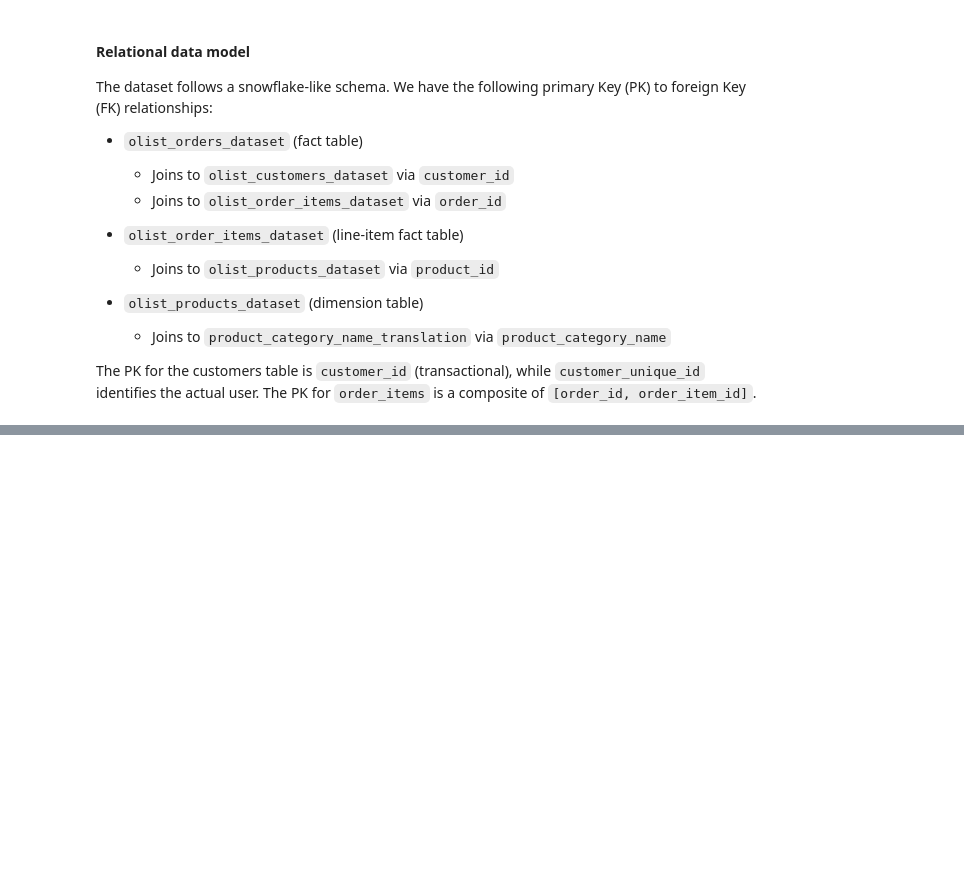
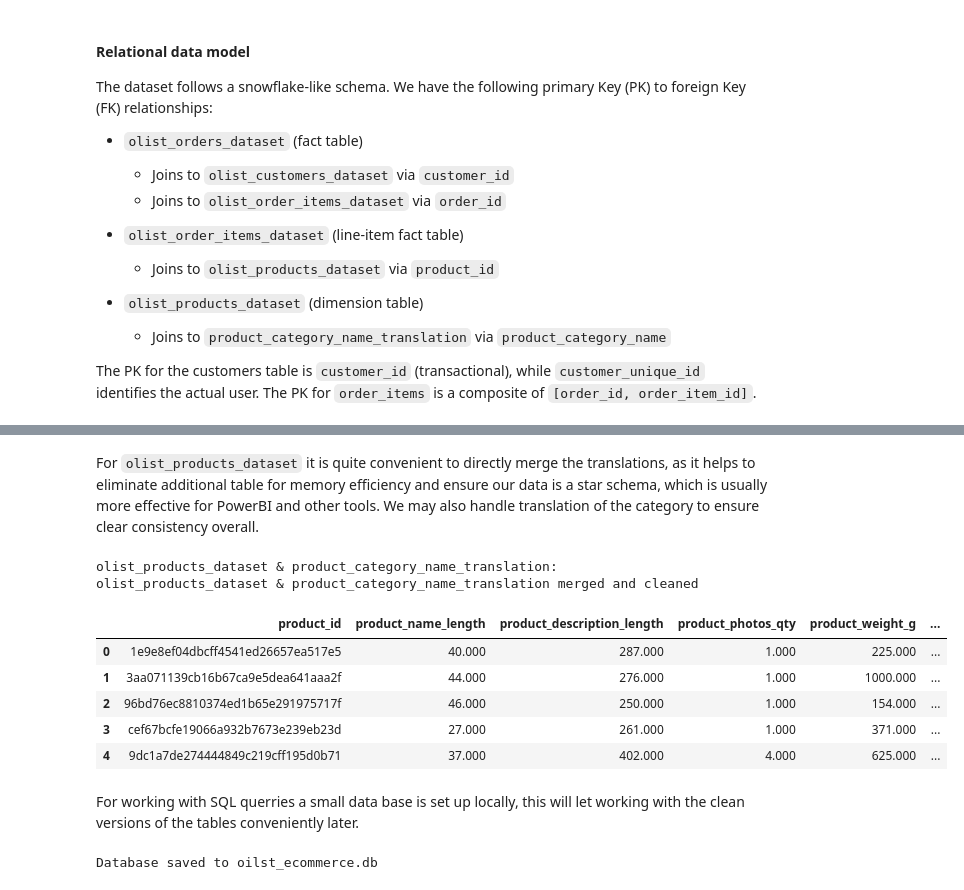
Before and after one commit to fshestirko-hub/Ecommerce-bi-case-study, a Jupyter notebook: Data_Understanding.ipynb, the cells around one changed output, grey strips where cells are left out. Cells and saved outputs as stored; diff of their text form; code cells hidden in the pictures; blank space fills up the shorter version.

```diff
--- a/Data_Understanding.ipynb
+++ b/Data_Understanding.ipynb
@@ -485,0 +532,67 @@ The PK for the customers table is `customer_id` (transactional), while `customer
+# %% [markdown]
+For `olist_products_dataset` it is quite convenient to directly merge the translations, as it helps to eliminate additional table for memory efficiency and ensure our data is a star schema, which is usually more effective for PowerBI and other tools.
+We may also handle translation of the category to ensure clear consistency overall.
+# %%
+# 4. Cleaning products & flattenning translations
+# We merge the English translations to the products table on the product_category_name.
+print("olist_products_dataset & product_category_name_translation:")
+# Join translations
+prod_df = pd.merge(prod_df, trans_df, on='product_category_name', how='left')
+
+# Manually adding dictionary for the 2 known missing Portuguese translations
+missing_translations = {
+    'pc_gamer': 'pc_gamer',
+    'portateis_cozinha_e_preparadores_de_alimentos': 'kitchen_and_food_preparators_portables'
+}
+
+# Map the manual translations to the English column where applicable
+for pt_name, en_name in missing_translations.items():
+    mask = prod_df['product_category_name'] == pt_name
+    prod_df.loc[mask, 'product_category_name_english'] = en_name
+
+# Handle the 610 completely missing categories
+prod_df['product_category_name_english'] = prod_df['product_category_name_english'].fillna('Unknown')
+
+# Drop the original Portuguese column to avoid confusion later
+prod_df = prod_df.drop(columns=['product_category_name'])
+# Rename English column for cleaner syntax
+prod_df = prod_df.rename(columns={'product_category_name_english': 'product_category'})
+
+# spelling errors fixed
+prod_df = prod_df.rename(columns={
+    'product_name_lenght': 'product_name_length',
+    'product_description_lenght': 'product_description_length'
+})
+
+# English categories standirdised for representetiveness
+prod_df['product_category'] = prod_df['product_category'].str.replace('_', ' ').str.title() # remove underscores and use title case
+
+print("olist_products_dataset & product_category_name_translation merged and cleaned")
+prod_df.head(5)
+# %% [output]
+olist_products_dataset & product_category_name_translation:
+olist_products_dataset & product_category_name_translation merged and cleaned
+|  | product_id | product_name_length | product_description_length | product_photos_qty | product_weight_g | ... |
+| 0 | 1e9e8ef04dbcff4541ed26657ea517e5 | 40.000 | 287.000 | 1.000 | 225.000 | ... |
+| 1 | 3aa071139cb16b67ca9e5dea641aaa2f | 44.000 | 276.000 | 1.000 | 1000.000 | ... |
+| 2 | 96bd76ec8810374ed1b65e291975717f | 46.000 | 250.000 | 1.000 | 154.000 | ... |
+| 3 | cef67bcfe19066a932b7673e239eb23d | 27.000 | 261.000 | 1.000 | 371.000 | ... |
+| 4 | 9dc1a7de274444849c219cff195d0b71 | 37.000 | 402.000 | 4.000 | 625.000 | ... |
+# %% [markdown]
+For working with SQL querries a small data base is set up locally, this will let working with the clean versions of the tables conveniently later.
+# %%
+
+# 5. Database (SQLite)
+db_path = 'oilst_ecommerce.db'
+conn = sqlite3.connect(db_path)
+
+# Export cleaned dataframes to SQL tables
+cust_df.to_sql('customers', conn, if_exists='replace', index=False)
+orders_df.to_sql('orders', conn, if_exists='replace', index=False)
+items_df.to_sql('order_items', conn, if_exists='replace', index=False)
+prod_df.to_sql('products', conn, if_exists='replace', index=False)
+
+conn.close()
+print(f"Database saved to {db_path}")
+# %% [output]
+Database saved to oilst_ecommerce.db
```
Also changed, not shown: parts of 6 cells of this notebook.
